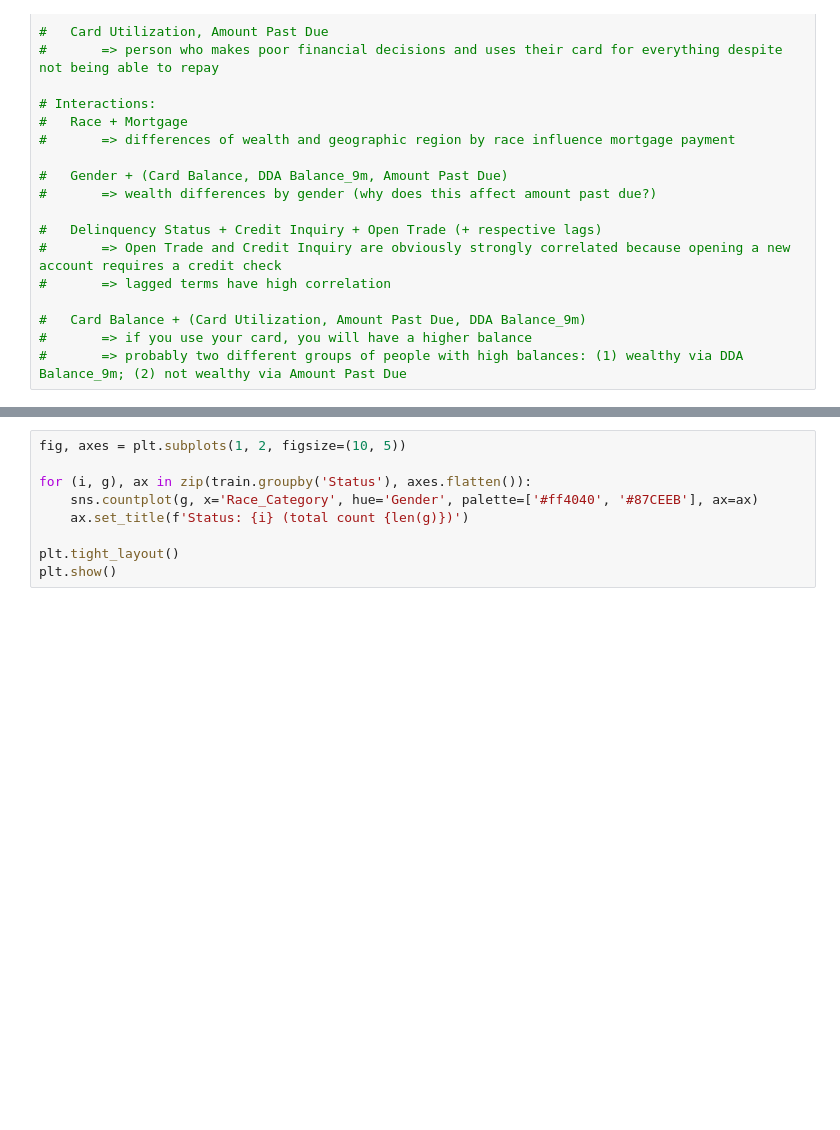
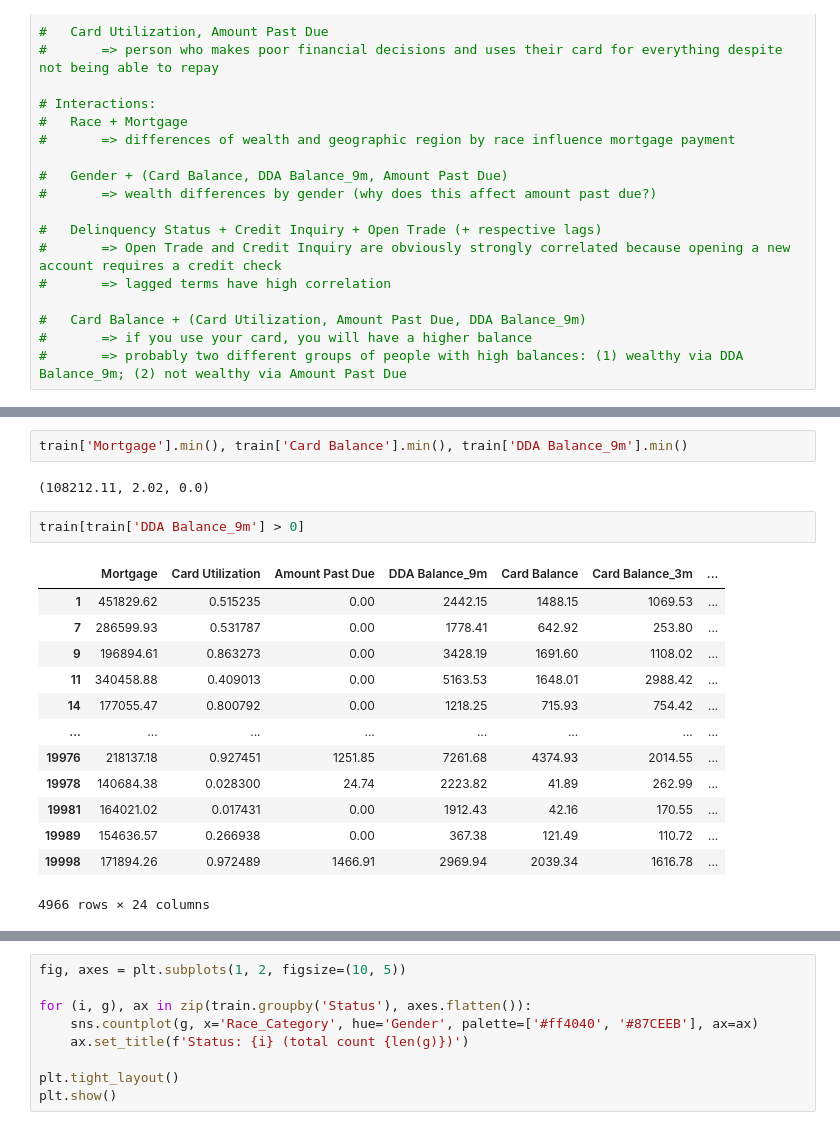
Before and after one commit to ostapenkovs/wells-fargo-case-study, a Jupyter notebook: notebooks/2_data_analysis.ipynb, the cells around one changed output, grey strips where cells are left out. Saved outputs shown, nothing was run; the diff lists cells and outputs as text; blank space fills up the shorter version.

```diff
--- a/notebooks/2_data_analysis.ipynb
+++ b/notebooks/2_data_analysis.ipynb
@@ -150,0 +180,20 @@ plt.show()
+# %%
+train['Mortgage'].min(), train['Card Balance'].min(), train['DDA Balance_9m'].min()
+# %% [output]
+(108212.11, 2.02, 0.0)
+# %%
+train[train['DDA Balance_9m'] > 0]
+# %% [output]
+|  | Mortgage | Card Utilization | Amount Past Due | DDA Balance_9m | Card Balance | Card Balance_3m | ... |
+| 1 | 451829.62 | 0.515235 | 0.00 | 2442.15 | 1488.15 | 1069.53 | ... |
+| 7 | 286599.93 | 0.531787 | 0.00 | 1778.41 | 642.92 | 253.80 | ... |
+| 9 | 196894.61 | 0.863273 | 0.00 | 3428.19 | 1691.60 | 1108.02 | ... |
+| 11 | 340458.88 | 0.409013 | 0.00 | 5163.53 | 1648.01 | 2988.42 | ... |
+| 14 | 177055.47 | 0.800792 | 0.00 | 1218.25 | 715.93 | 754.42 | ... |
+| ... | ... | ... | ... | ... | ... | ... | ... |
+| 19976 | 218137.18 | 0.927451 | 1251.85 | 7261.68 | 4374.93 | 2014.55 | ... |
+| 19978 | 140684.38 | 0.028300 | 24.74 | 2223.82 | 41.89 | 262.99 | ... |
+| 19981 | 164021.02 | 0.017431 | 0.00 | 1912.43 | 42.16 | 170.55 | ... |
+| 19989 | 154636.57 | 0.266938 | 0.00 | 367.38 | 121.49 | 110.72 | ... |
+| 19998 | 171894.26 | 0.972489 | 1466.91 | 2969.94 | 2039.34 | 1616.78 | ... |
+4966 rows × 24 columns
```
Also changed, not shown: parts of 10 cells of this notebook.
